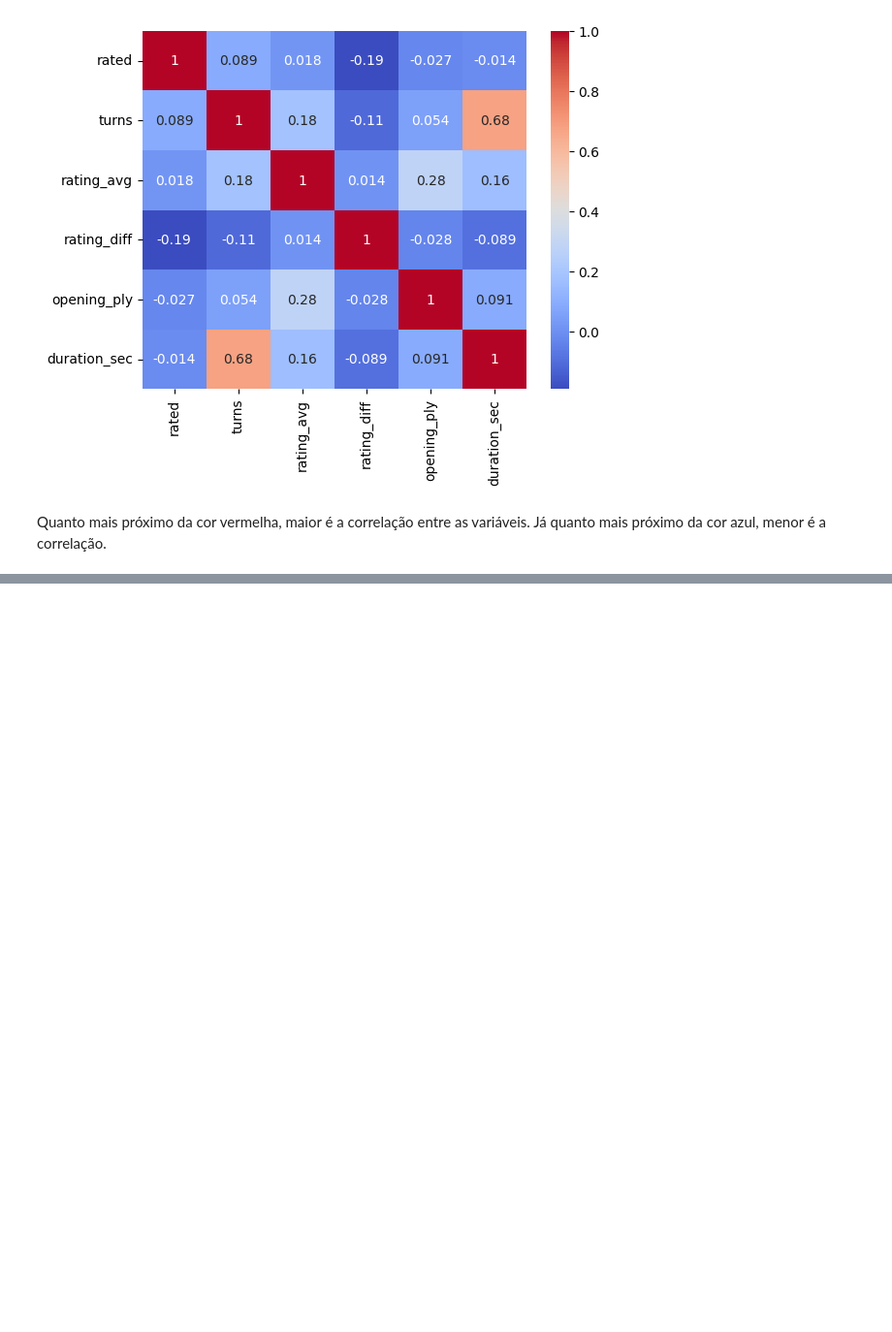
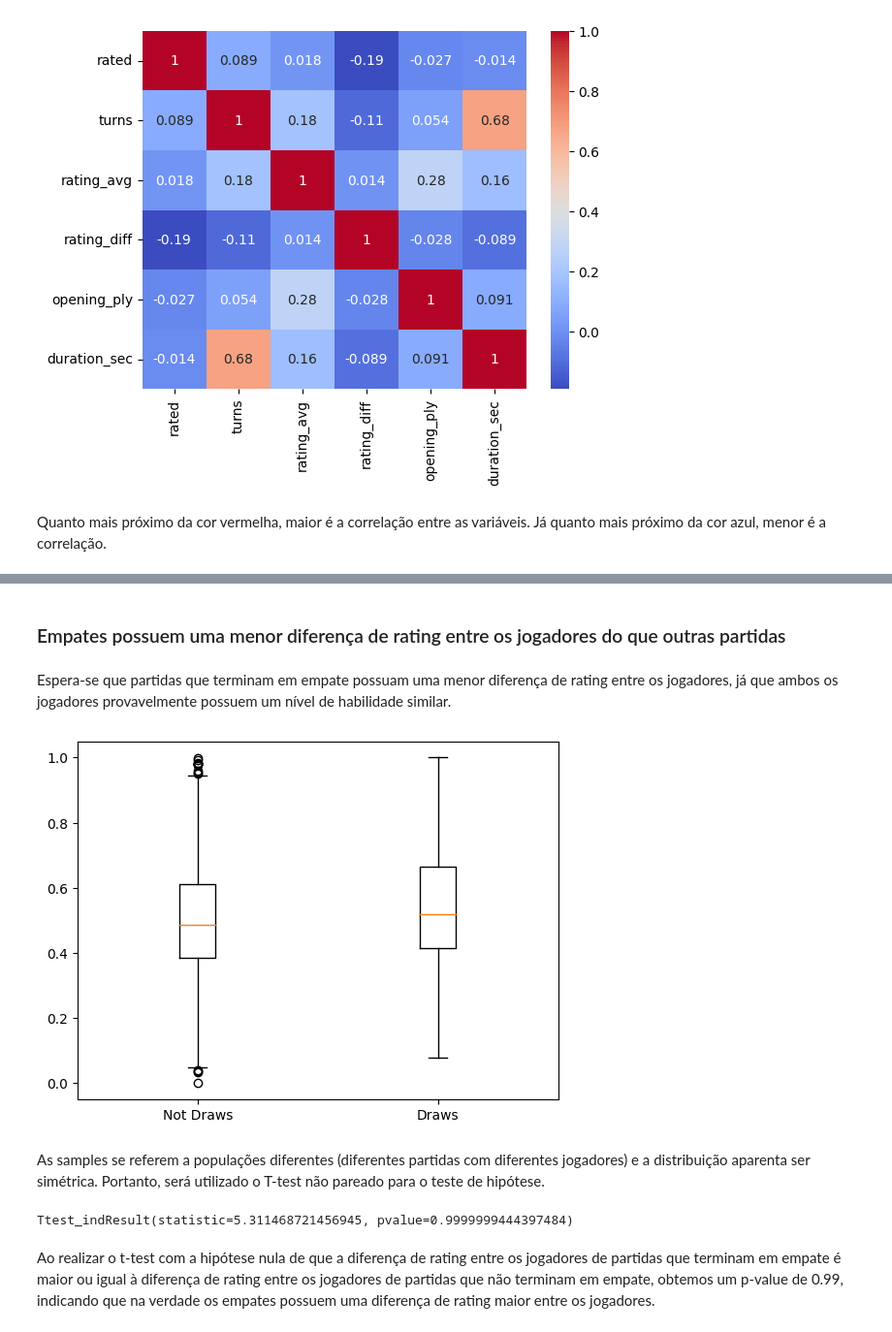
Before and after one commit to Vinicius-resende-cin/intro-dados, a Jupyter notebook: notebooks/ChessGames.ipynb, the cells around one changed output, grey strips where cells are left out. Shown at 97% size. Saved outputs shown, nothing was run; the diff lists cells and outputs as text; code cells hidden in the pictures; blank space fills up the shorter version.

Commit message:
Add hyphotesis test

```diff
--- a/notebooks/ChessGames.ipynb
+++ b/notebooks/ChessGames.ipynb
@@ -1066,0 +1078,34 @@ Quanto mais próximo da cor vermelha, maior é a correlação entre as variávei
+# %% [markdown]
+### Empates possuem uma menor diferença de rating entre os jogadores do que outras partidas
+# %% [markdown]
+Espera-se que partidas que terminam em empate possuam uma menor diferença de rating entre os jogadores, já que ambos os jogadores provavelmente possuem um nível de habilidade similar.
+# %%
+# normalizando os ratings entre 0 e 1
+chess_games['rating_avg_norm'] = (chess_games['rating_avg'] - chess_games['rating_avg'].min()) \
+    / (chess_games['rating_avg'].max() - chess_games['rating_avg'].min())
+# %%
+# separando empates e não-empates
+draws = chess_games[chess_games['winner'] == 'draw']
+not_draws = chess_games[chess_games['winner'] != 'draw']
+# %%
+# criando um novo dataframe com os ratings separados
+draws_ratings = draws['rating_avg_norm']
+not_draws_ratings = not_draws['rating_avg_norm']
+# %%
+# verificando a distribuição dos dados
+from matplotlib import pyplot as plt
+plt.boxplot(not_draws_ratings, positions=[1], labels=['Not Draws'])
+plt.boxplot(draws_ratings, positions=[2], labels=['Draws'])
+plt.show()
+# %% [output]
+[figure, added]
+# %% [markdown]
+As samples se referem a populações diferentes (diferentes partidas com diferentes jogadores) e a distribuição aparenta ser simétrica. Portanto, será utilizado o T-test não pareado para o teste de hipótese.
+# %%
+# executando o t-test; Hipótese nula: a média dos ratings dos empates é maior ou igual à média dos ratings dos não-empates
+from scipy import stats
+stats.ttest_ind(draws_ratings, not_draws_ratings, alternative='less')
+# %% [output]
+Ttest_indResult(statistic=5.311468721456945, pvalue=0.9999999444397484)
+# %% [markdown]
+Ao realizar o t-test com a hipótese nula de que a diferença de rating entre os jogadores de partidas que terminam em empate é maior ou igual à diferença de rating entre os jogadores de partidas que não terminam em empate, obtemos um p-value de 0.99, indicando que na verdade os empates possuem uma diferença de rating maior entre os jogadores.
```
Also changed, not shown: parts of 2 cells of this notebook.
